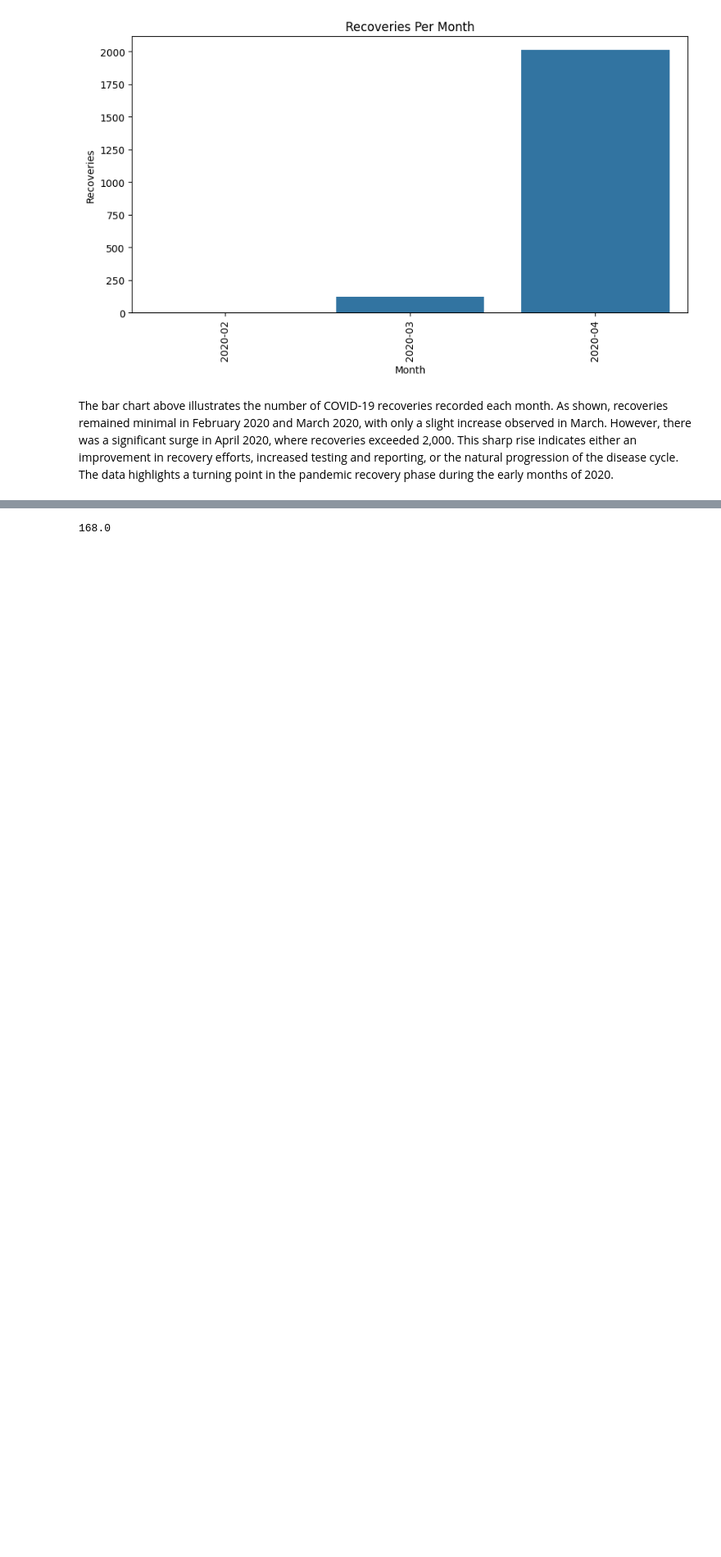
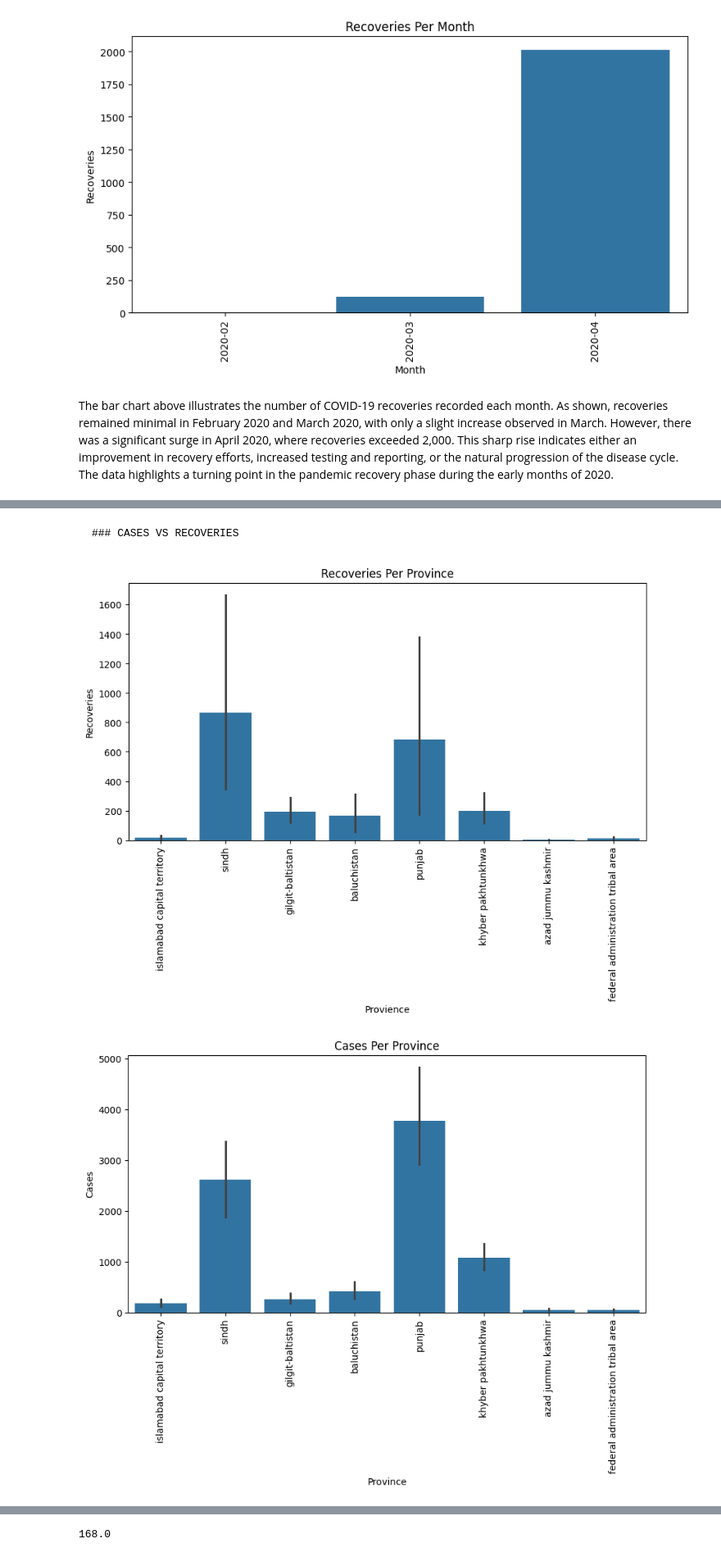
Before and after one commit to UsamaAliK/Covid19-in-Pakistan, a Jupyter notebook: Data Analysis.ipynb, the cells around one changed output, grey strips where cells are left out. Shown: that part at 82% size. Saved outputs shown, nothing was run; the diff lists cells and outputs as text; code cells hidden in the pictures; blank space fills up the shorter version.

````diff
--- a/Data Analysis.ipynb
+++ b/Data Analysis.ipynb
@@ -337,0 +379,24 @@ The bar chart above illustrates the number of COVID-19 recoveries recorded each
+# %% [markdown]
+```markdown
+### CASES VS RECOVERIES
+```
+# %%
+#plot for Recoveries
+plt.figure(figsize=(10,5))
+sns.barplot(x='Province',y='Recovered',data=covid_df,estimator=sum)
+plt.xticks(rotation=90)
+plt.xlabel("Provience")
+plt.ylabel('Recoveries')
+plt.title('Recoveries Per Province')
+plt.show()
+#Plot for cases
+plt.figure(figsize=(10,5))
+sns.barplot(x='Province',y='Cases',data=covid_df,estimator=sum)
+plt.xticks(rotation=90)
+plt.title('Cases Per Province')
+plt.xlabel('Province')
+plt.ylabel('Cases')
+plt.show()
+# %% [output]
+[figure, added]
+[figure, added]
````
Also changed, not shown: parts of 12 cells of this notebook.
